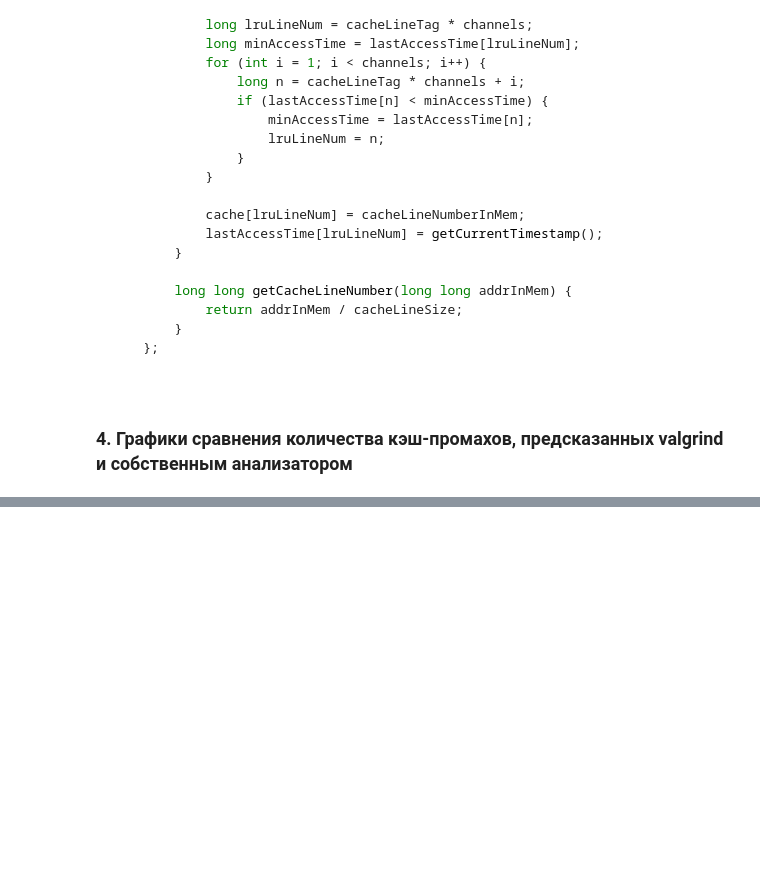
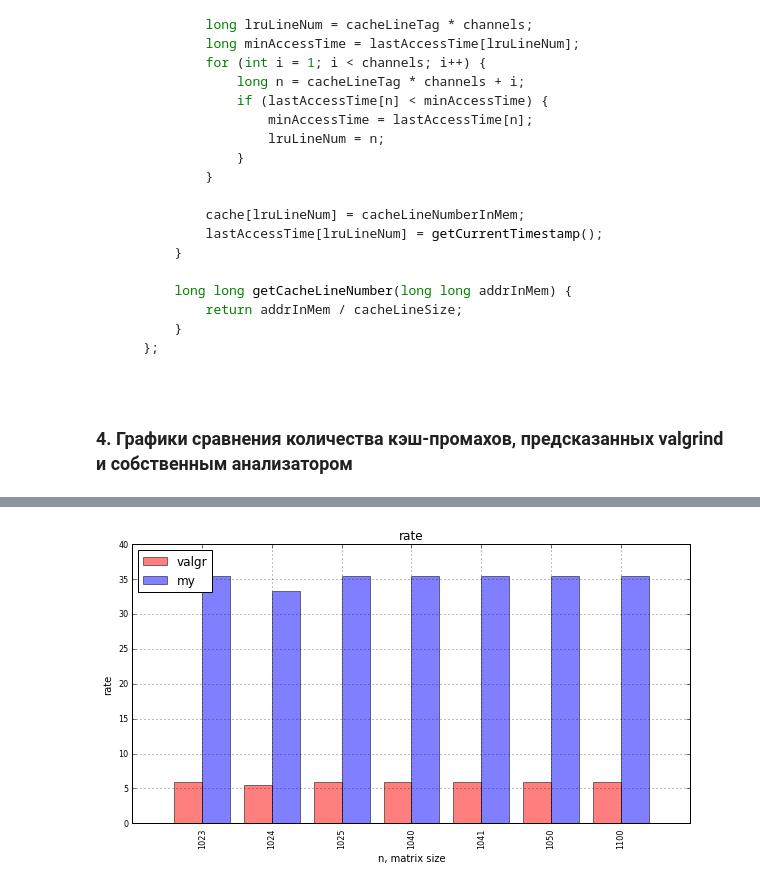
Before and after one commit to akasiyanik/cache-miss-lab, a Jupyter notebook: py/cache-miss-lab.ipynb, the cells around one changed output, grey strips where cells are left out. Saved outputs shown, nothing was run; the diff lists cells and outputs as text; code cells hidden in the pictures; blank space fills up the shorter version.

```diff
--- a/py/cache-miss-lab.ipynb
+++ b/py/cache-miss-lab.ipynb
@@ -260,0 +278,4 @@ generate_plot(keys, misses)
+# %%
+generate_plot(valgr_results, my_results, "rate")
+# %% [output]
+[figure, added]
```
Also changed, not shown: parts of 7 cells of this notebook, 4 other files.
